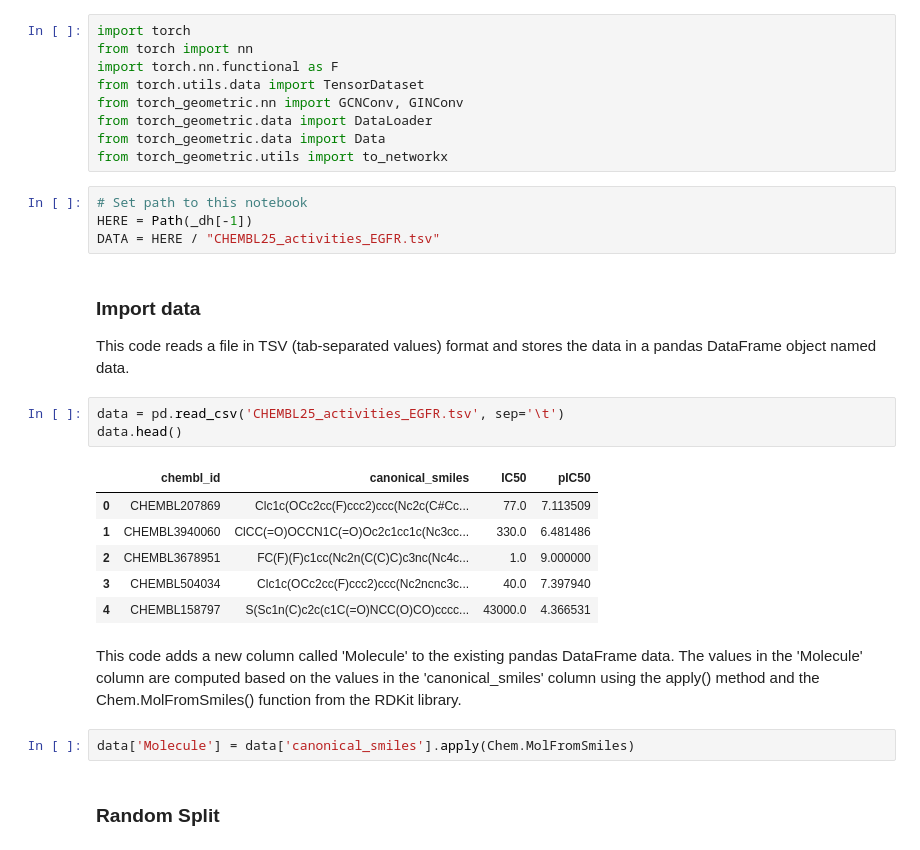
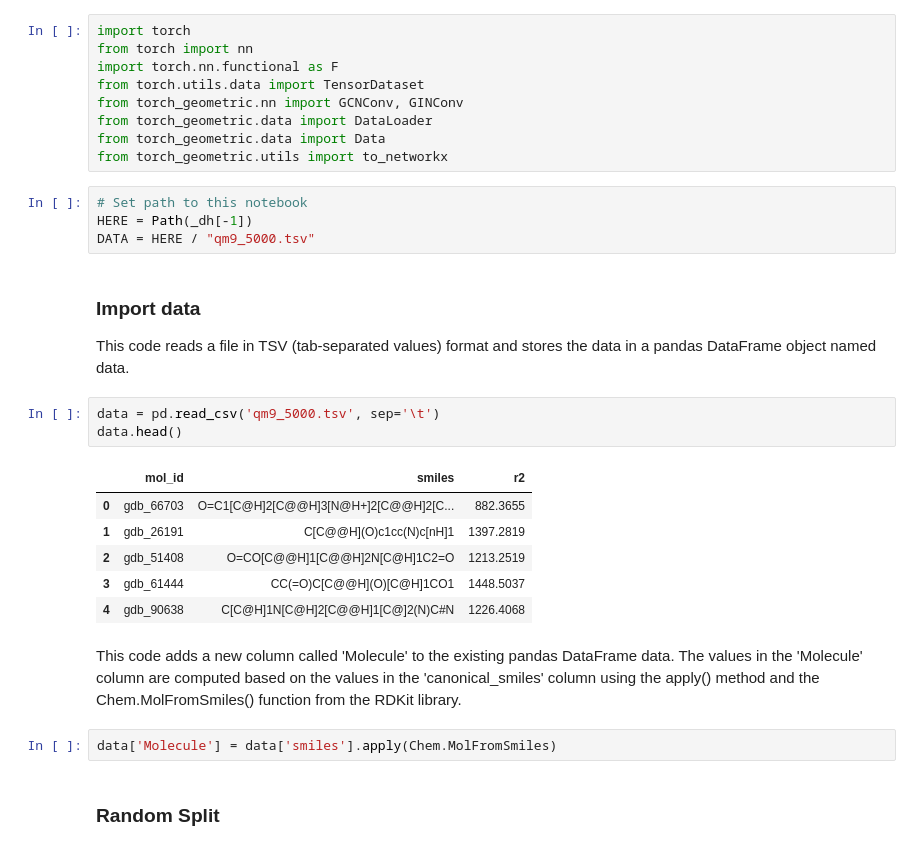
Before and after one commit to volkamerlab/CADDSeminar_2023, a Jupyter notebook: notebooks/T001_Scaffold-based-data-split/T001_Scaffold-based-data-split.ipynb, the cells around one changed output. Saved outputs shown, nothing was run; the diff lists cells and outputs as text.

```diff
--- a/notebooks/T001_Scaffold-based-data-split/T001_Scaffold-based-data-split.ipynb
+++ b/notebooks/T001_Scaffold-based-data-split/T001_Scaffold-based-data-split.ipynb
@@ -135,24 +135,24 @@ from torch_geometric.utils import to_networkx
 # %%
 # Set path to this notebook
 HERE = Path(_dh[-1])
-DATA = HERE / "CHEMBL25_activities_EGFR.tsv"
+DATA = HERE / "qm9_5000.tsv"
 # %% [markdown]
 ### Import data
 This code reads a file in TSV (tab-separated values) format and stores the data in a pandas DataFrame object named data.
 # %%
-data = pd.read_csv('CHEMBL25_activities_EGFR.tsv', sep='\t')
+data = pd.read_csv('qm9_5000.tsv', sep='\t')
 data.head()
 # %% [output]
-|  | chembl_id | canonical_smiles | IC50 | pIC50 |
-| 0 | CHEMBL207869 | Clc1c(OCc2cc(F)ccc2)ccc(Nc2c(C#Cc... | 77.0 | 7.113509 |
-| 1 | CHEMBL3940060 | ClCC(=O)OCCN1C(=O)Oc2c1cc1c(Nc3cc... | 330.0 | 6.481486 |
-| 2 | CHEMBL3678951 | FC(F)(F)c1cc(Nc2n(C(C)C)c3nc(Nc4c... | 1.0 | 9.000000 |
-| 3 | CHEMBL504034 | Clc1c(OCc2cc(F)ccc2)ccc(Nc2ncnc3c... | 40.0 | 7.397940 |
-| 4 | CHEMBL158797 | S(Sc1n(C)c2c(c1C(=O)NCC(O)CO)cccc... | 43000.0 | 4.366531 |
+|  | mol_id | smiles | r2 |
+| 0 | gdb_66703 | O=C1[C@H]2[C@@H]3[N@H+]2[C@@H]2[C... | 882.3655 |
+| 1 | gdb_26191 | C[C@@H](O)c1cc(N)c[nH]1 | 1397.2819 |
+| 2 | gdb_51408 | O=CO[C@@H]1[C@@H]2N[C@H]1C2=O | 1213.2519 |
+| 3 | gdb_61444 | CC(=O)C[C@@H](O)[C@H]1CO1 | 1448.5037 |
+| 4 | gdb_90638 | C[C@H]1N[C@H]2[C@@H]1[C@]2(N)C#N | 1226.4068 |
 # %% [markdown]
 This code adds a new column called 'Molecule' to the existing pandas DataFrame data. The values in the 'Molecule' column are computed based on the values in the 'canonical_smiles' column using the apply() method and the Chem.MolFromSmiles() function from the RDKit library.
 # %%
-data['Molecule'] = data['canonical_smiles'].apply(Chem.MolFromSmiles)
+data['Molecule'] = data['smiles'].apply(Chem.MolFromSmiles)
 # %% [markdown]
 ### Random Split
 # %%
```
Also changed, not shown: parts of 14 cells of this notebook, 4 other files.
